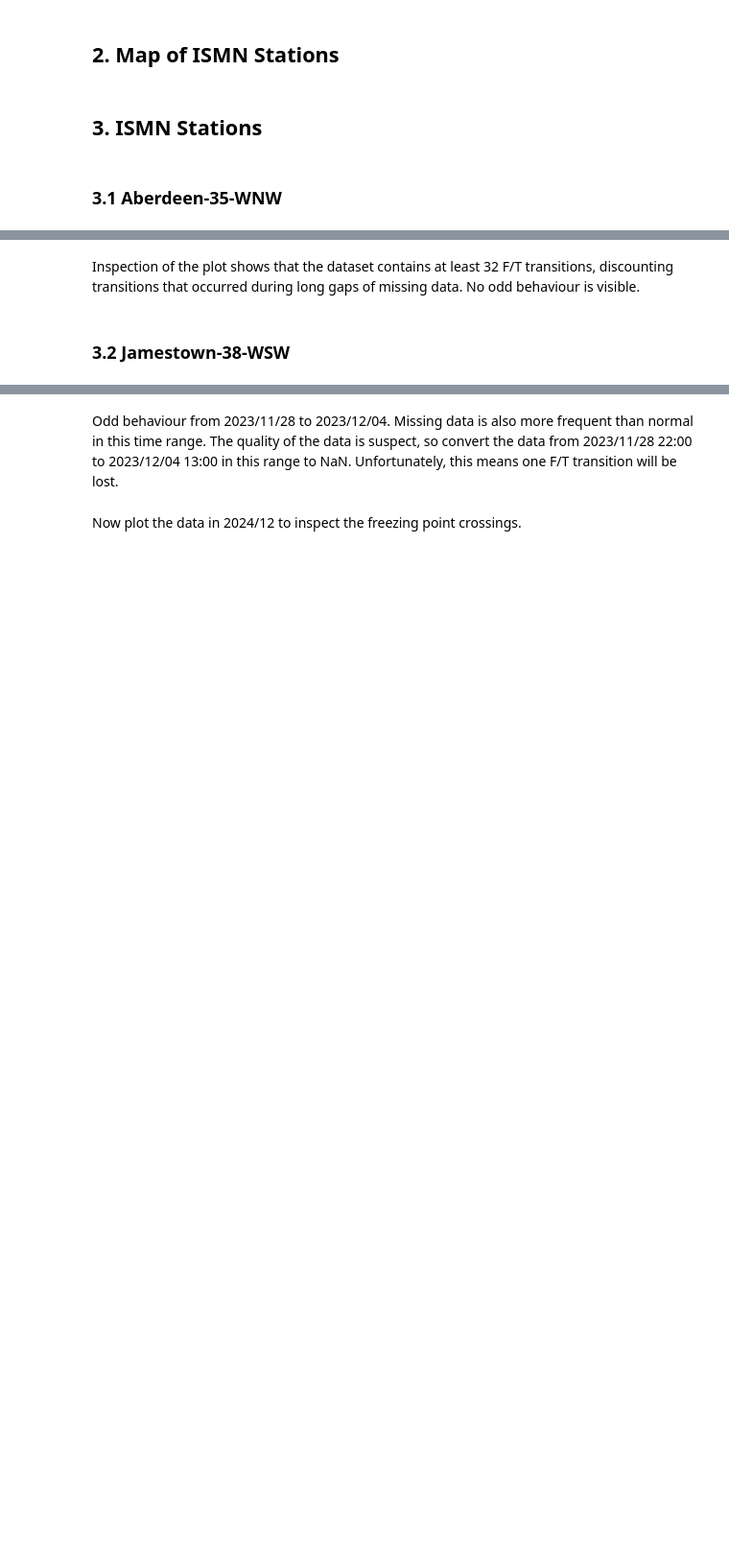
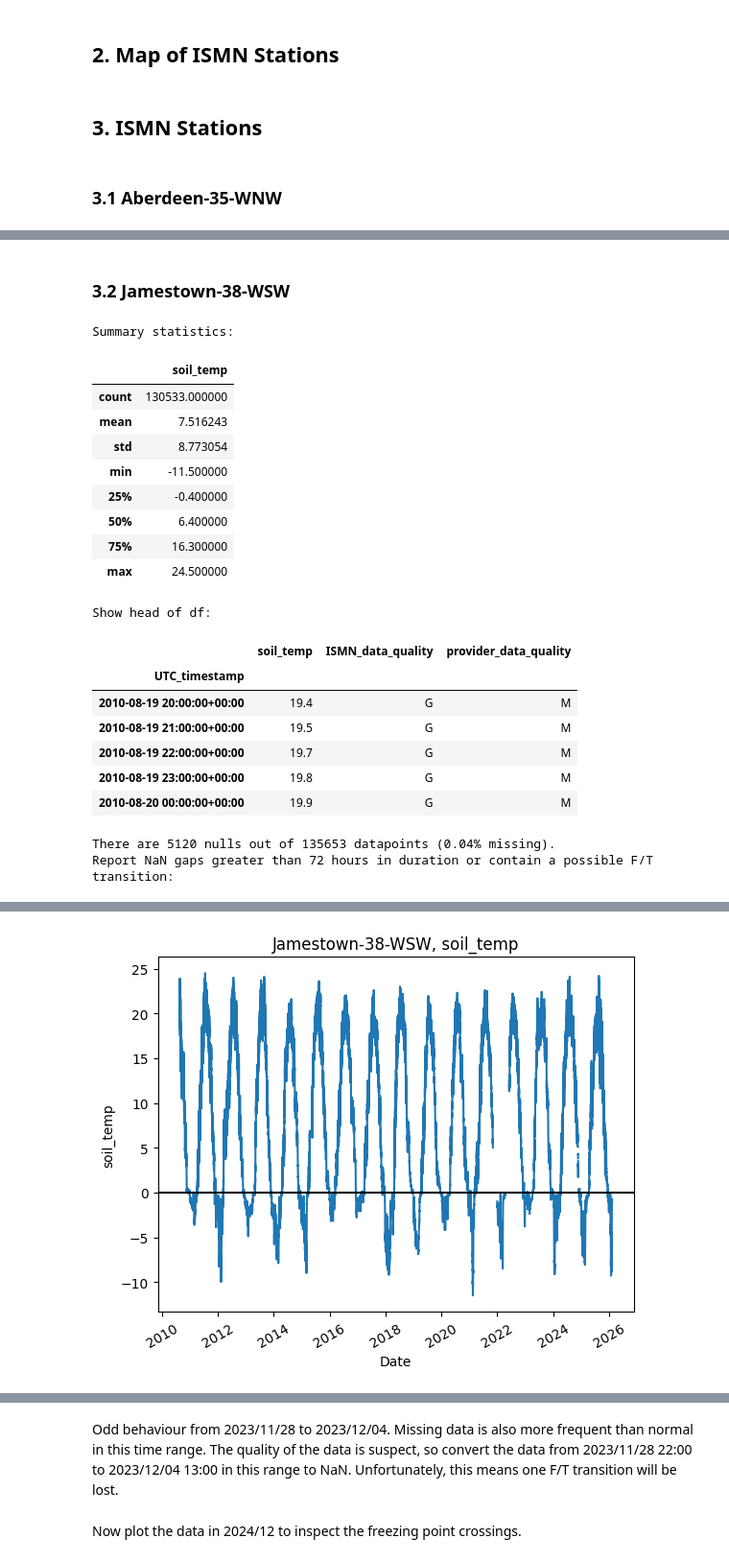
Before and after one commit to gerezk/freeze-thaw-soil-prediction, a Jupyter notebook: notebooks/ISMN_data_cleaning.ipynb, the cells around one changed output, grey strips where cells are left out. Shown at 96% size. Drawn from its saved outputs; the diff is of its cells as text; code cells hidden in the pictures; blank space fills up the shorter version.

```diff
--- a/notebooks/ISMN_data_cleaning.ipynb
+++ b/notebooks/ISMN_data_cleaning.ipynb
@@ -131,2 +177,0 @@ utils.plot(aberdeen_df, long_variable, station=str(dir_aberdeen), form='line')
-# %% [markdown]
-Inspection of the plot shows that the dataset contains at least 32 F/T transitions, discounting transitions that occurred during long gaps of missing data. No odd behaviour is visible.
@@ -138,13 +181,31 @@ aberdeen_df.to_csv(cleaned_data_path / f'{str(dir_aberdeen)}_{short_variable}_{m
 # %% [markdown]
 ### 3.2 Jamestown-38-WSW
 # %%
-# preprocess data
-jamestown_df = utils.collect_data(raw_data_path / dir_jamestown, max_depth, short_variable, long_variable)
-jamestown_df = utils.create_timestamp_col(jamestown_df)
-jamestown_df = utils.convert_nan(jamestown_df, long_variable)
+jamestown_df = soil_temp_data_cleaning(data_path=raw_data_path / dir_jamestown,
+                                       depth=max_depth,
+                                       short_feature=short_variable,
+                                       long_feature=long_variable,
+                                       temp_threshold=threshold)
 
-# convert outlier spikes/drops to nan
-jamestown_df_outliers = utils.find_outlier_spikes(jamestown_df, long_variable, threshold)
-jamestown_df = utils.make_nan_indices(jamestown_df, long_variable, jamestown_df_outliers)
-
-jamestown_df.describe()
+soil_temp_data_reporting(jamestown_df, long_feature=long_variable, station_name=str(dir_jamestown))
+# %% [output]
+Summary statistics:
+|  | soil_temp |
+| count | 130533.000000 |
+| mean | 7.516243 |
+| std | 8.773054 |
+| min | -11.500000 |
+| 25% | -0.400000 |
+| 50% | 6.400000 |
+| 75% | 16.300000 |
+| max | 24.500000 |
+Show head of df:
+|  | soil_temp | ISMN_data_quality | provider_data_quality |
+| UTC_timestamp |  |  |  |
+| 2010-08-19 20:00:00+00:00 | 19.4 | G | M |
+| 2010-08-19 21:00:00+00:00 | 19.5 | G | M |
+| 2010-08-19 22:00:00+00:00 | 19.7 | G | M |
+| 2010-08-19 23:00:00+00:00 | 19.8 | G | M |
+| 2010-08-20 00:00:00+00:00 | 19.9 | G | M |
+There are 5120 nulls out of 135653 datapoints (0.04% missing).
+Report NaN gaps greater than 72 hours in duration or contain a possible F/T transition:
@@ -150,0 +223 @@ jamestown_df.describe()
+[figure, added]
```
Also changed, not shown: parts of 77 cells of this notebook, 1 other file.
